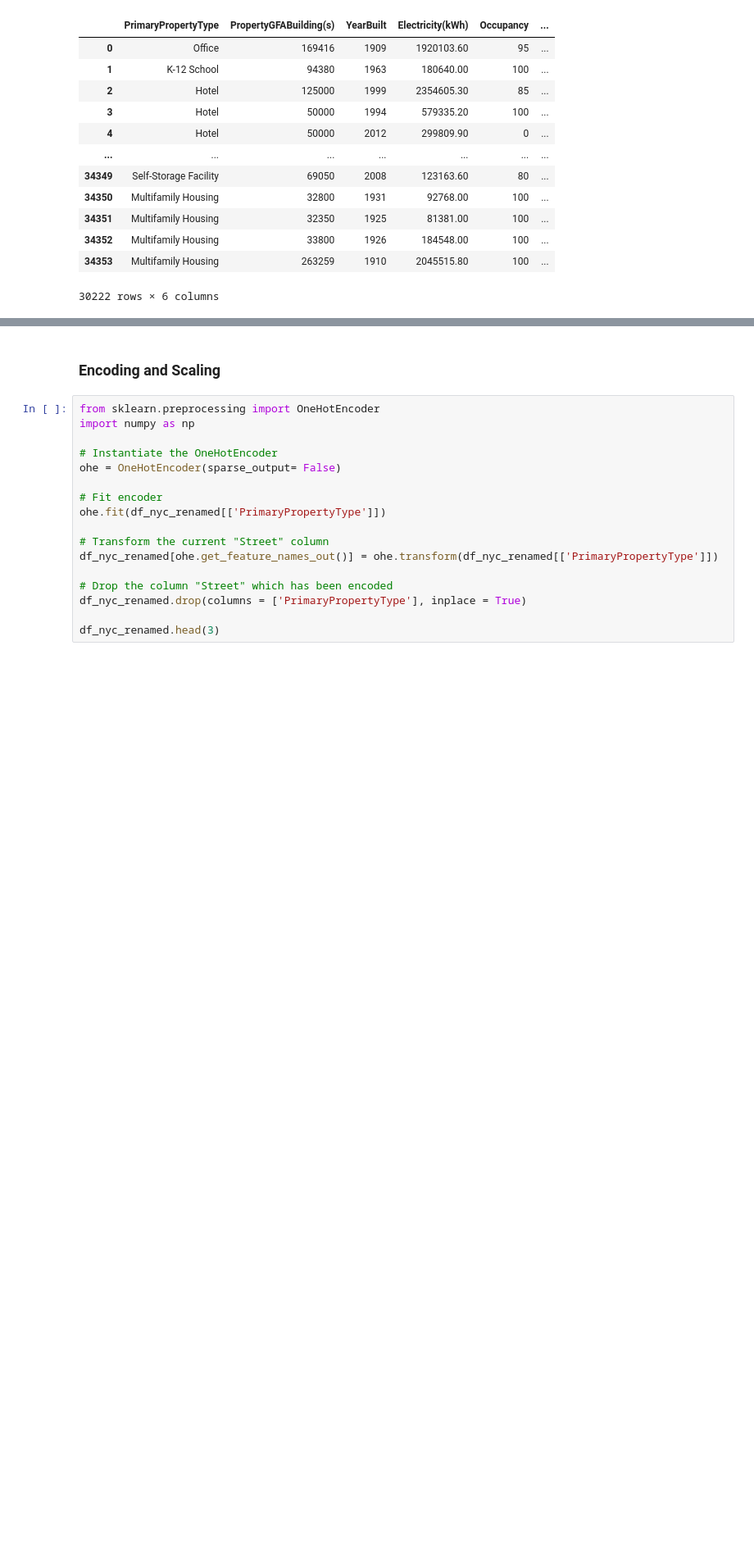
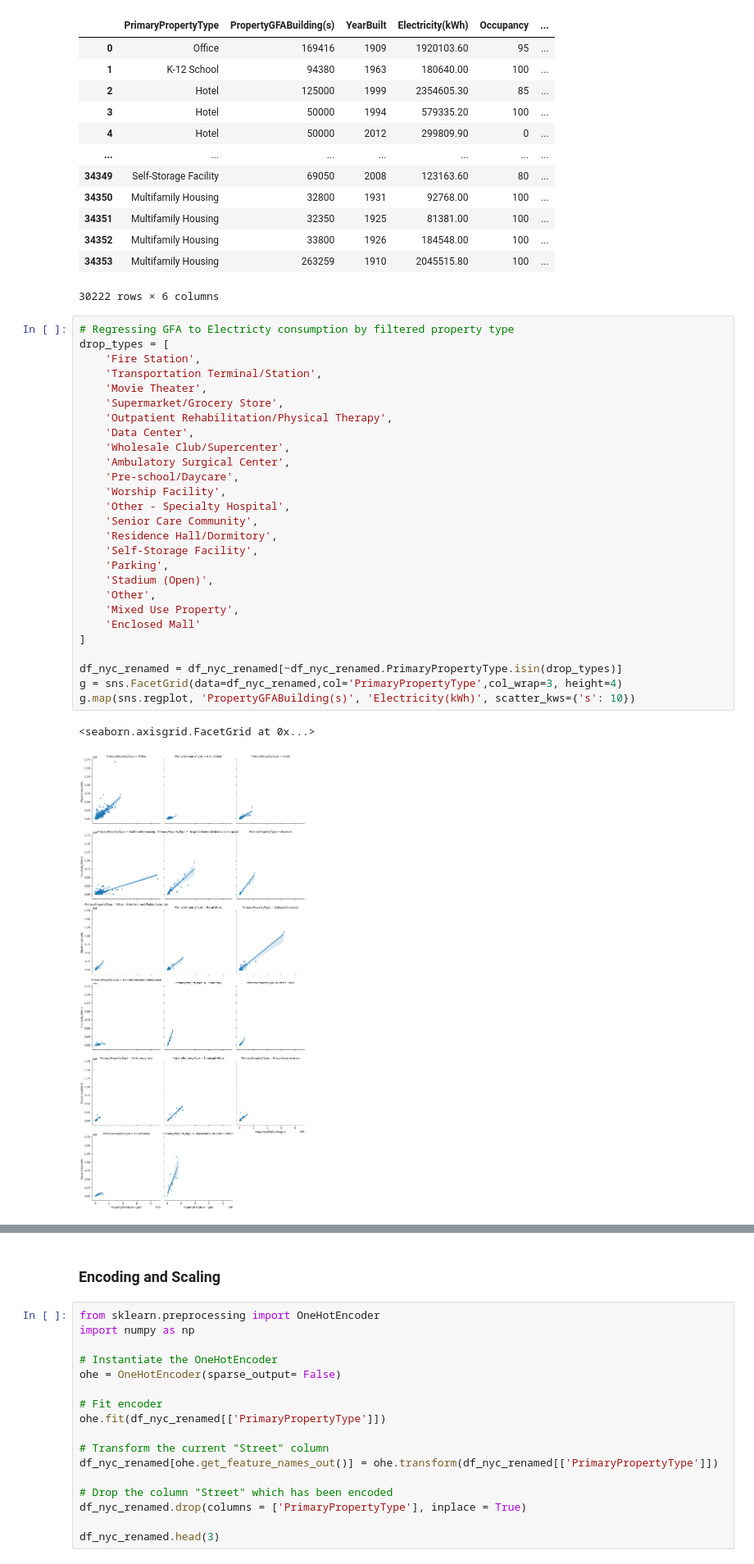
Before and after one commit to hramzan01/project_zero, a Jupyter notebook: nb_utilities_datamerge.ipynb, the cells around one changed output, grey strips where cells are left out. Shown at 82% size. Cells and saved outputs as stored; diff of their text form; blank space fills up the shorter version.

```diff
--- a/nb_utilities_datamerge.ipynb
+++ b/nb_utilities_datamerge.ipynb
@@ -204,3 +198,33 @@ df_nyc_renamed
 | 34352 | Multifamily Housing | 33800 | 1926 | 184548.00 | 100 | ... |
 | 34353 | Multifamily Housing | 263259 | 1910 | 2045515.80 | 100 | ... |
 30222 rows × 6 columns
+# %%
+# Regressing GFA to Electricty consumption by filtered property type
+drop_types = [
+    'Fire Station',
+    'Transportation Terminal/Station',
+    'Movie Theater',
+    'Supermarket/Grocery Store',
+    'Outpatient Rehabilitation/Physical Therapy',
+    'Data Center',
+    'Wholesale Club/Supercenter',
+    'Ambulatory Surgical Center',
+    'Pre-school/Daycare',
+    'Worship Facility',
+    'Other - Specialty Hospital',
+    'Senior Care Community',
+    'Residence Hall/Dormitory',
+    'Self-Storage Facility',
+    'Parking',
+    'Stadium (Open)',
+    'Other',
+    'Mixed Use Property',
+    'Enclosed Mall'
+]
+
+df_nyc_renamed = df_nyc_renamed[~df_nyc_renamed.PrimaryPropertyType.isin(drop_types)]
+g = sns.FacetGrid(data=df_nyc_renamed,col='PrimaryPropertyType',col_wrap=3, height=4)
+g.map(sns.regplot, 'PropertyGFABuilding(s)', 'Electricity(kWh)', scatter_kws={'s': 10})
+# %% [output]
+<seaborn.axisgrid.FacetGrid at 0x...>
+[figure, added]
```
Also changed, not shown: parts of 8 cells of this notebook.
